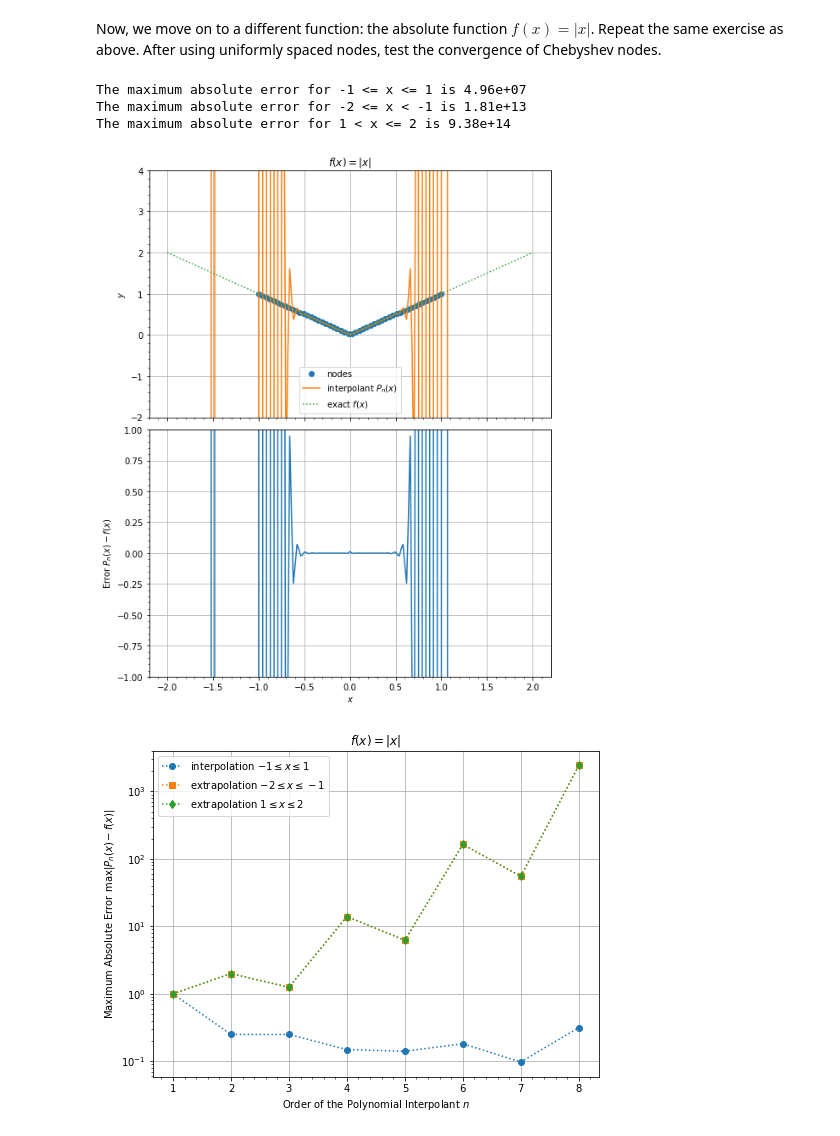
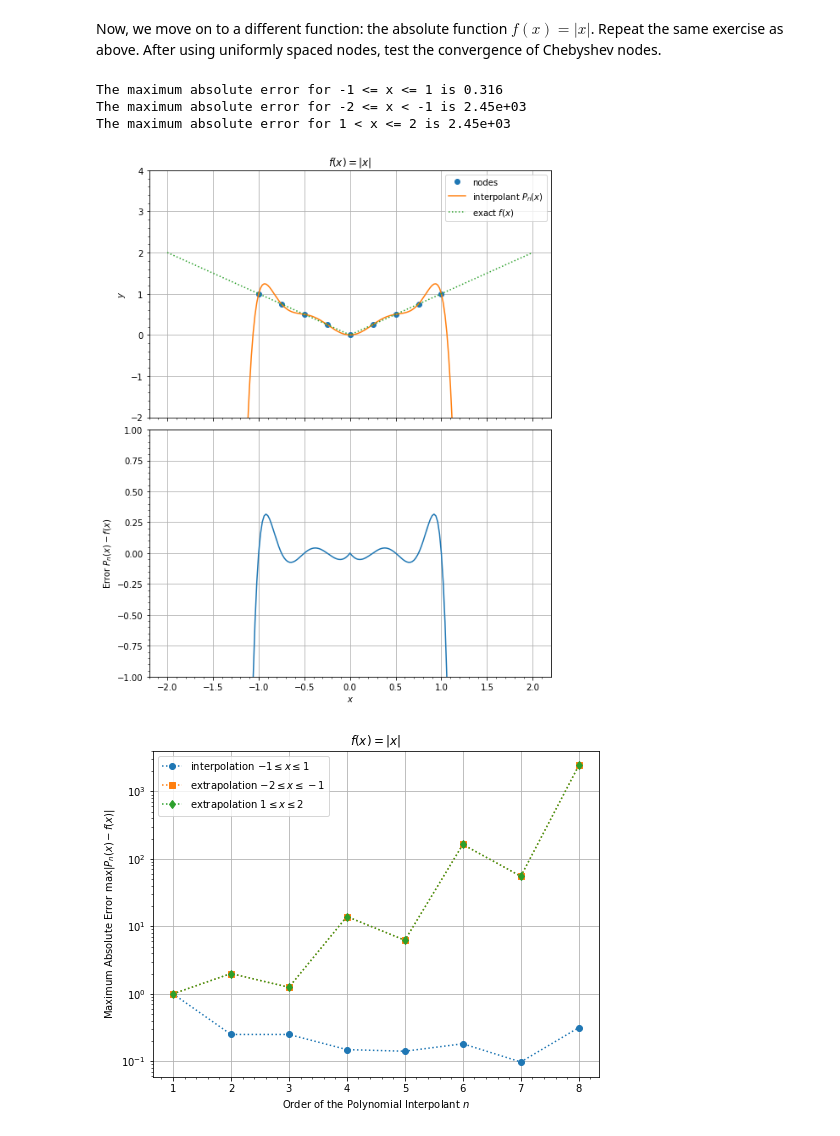
Before and after one commit to grahaa14/computational-physics-class-404-604-Spring-2022, a Jupyter notebook: Lect19.ipynb, the cells around one changed output. Saved outputs shown, nothing was run; the diff lists cells and outputs as text; code cells hidden in the pictures.

```diff
--- a/Lect19.ipynb
+++ b/Lect19.ipynb
@@ -126,7 +126,7 @@ def func(x):
 
 # Define the nodes.
 a, b = -1, 1  # endpoints
-nnodes = 50    # Experiment with this.
+nnodes = 9    # Experiment with this.
 k = np.arange(1,nnodes+1)       # indices for chebyshev nodes running from 1,2,3,...,nnodes
 xi = np.linspace(a, b, nnodes)  # test uniform node convergence, and then edit for chebyshev nodes
 yi = func(xi)
@@ -154,37 +154,37 @@ print("The maximum absolute error for {} < x <= {} is {:.3g}".format(b, xmax, er
 fig, (ax1, ax2) = plt.subplots(nrows=2, sharex="col", figsize=(8.5,11))
 fig.subplots_adjust(hspace=0.05)
 
 # Plot the nodes.
 ax1.plot(xi, yi, 'o', label="nodes")
 
 # Plot the interpolant.
 ax1.plot(x, y, '-', label="interpolant $P_n(x)$")
 
 # Plot the exact function.
 ax1.plot(x, ye, ':', label="exact $f(x)$")
 
 # Plot the error.
 ax2.plot(x, dy)
 
 # Fine tune the plot.
 ax1.grid()
 ax1.minorticks_on()
 ax1.set_ylim(-2,4)
 ax1.set_ylabel(r"$y$")
 ax1.legend()
 ax1.set_title(r"$f(x) = |x|$")
 ax2.grid()
 ax2.minorticks_on()
 ax2.set_ylim(-1,1)
 ax2.set_xlabel(r"$x$")
 ax2.set_ylabel(r"Error $P_n(x) - f(x)$")
 
 plt.show()
 # %% [output]
-The maximum absolute error for -1 <= x <= 1 is 4.96e+07
-The maximum absolute error for -2 <= x < -1 is 1.81e+13
-The maximum absolute error for 1 < x <= 2 is 9.38e+14
+The maximum absolute error for -1 <= x <= 1 is 0.316
+The maximum absolute error for -2 <= x < -1 is 2.45e+03
+The maximum absolute error for 1 < x <= 2 is 2.45e+03
-[figure, old version]
+[figure, new version]
 # %%
 # COMPLETE ME: Register your values here.
 nodes = [2, 3, 4, 5, 6, 7, 8, 9]  # number of nodes used
```
Also changed, not shown: parts of 1 cell of this notebook.
